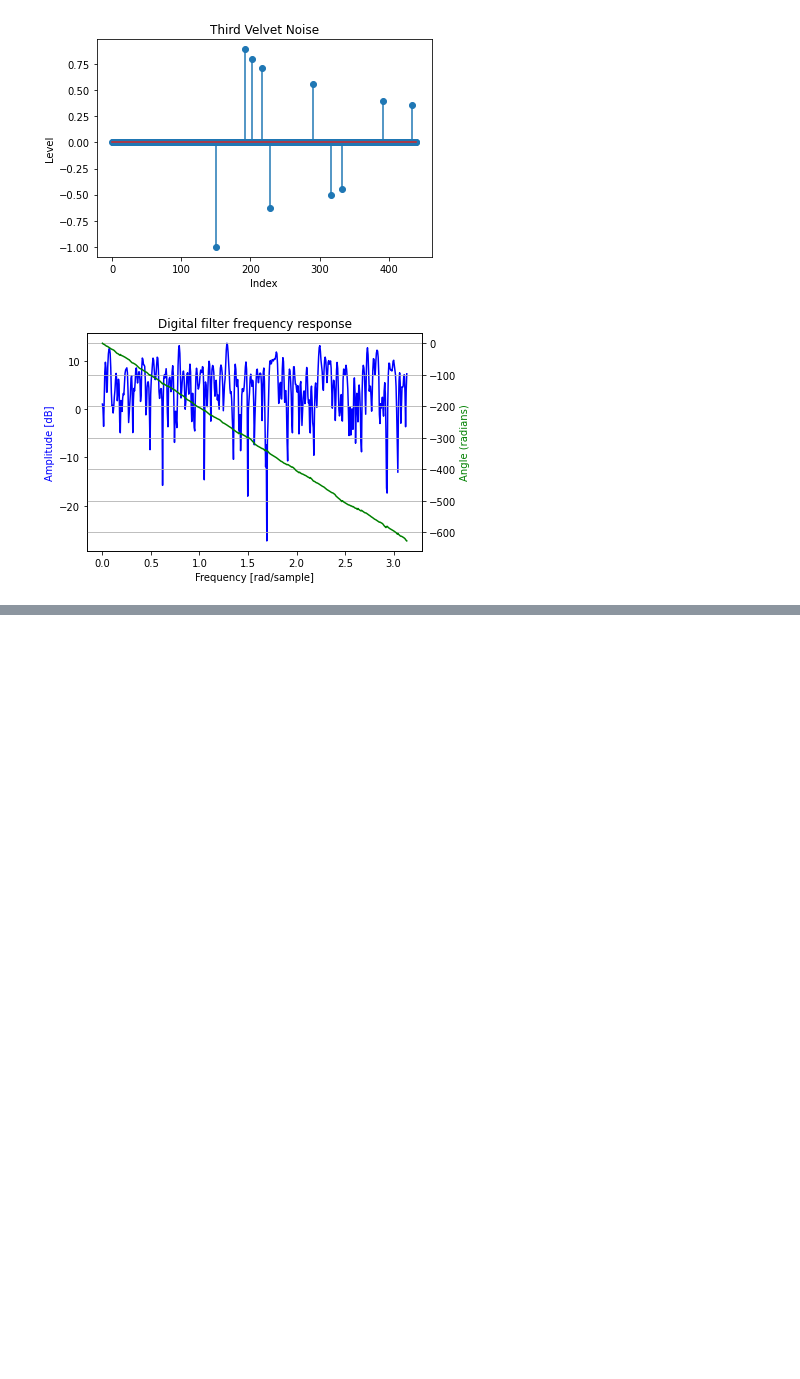
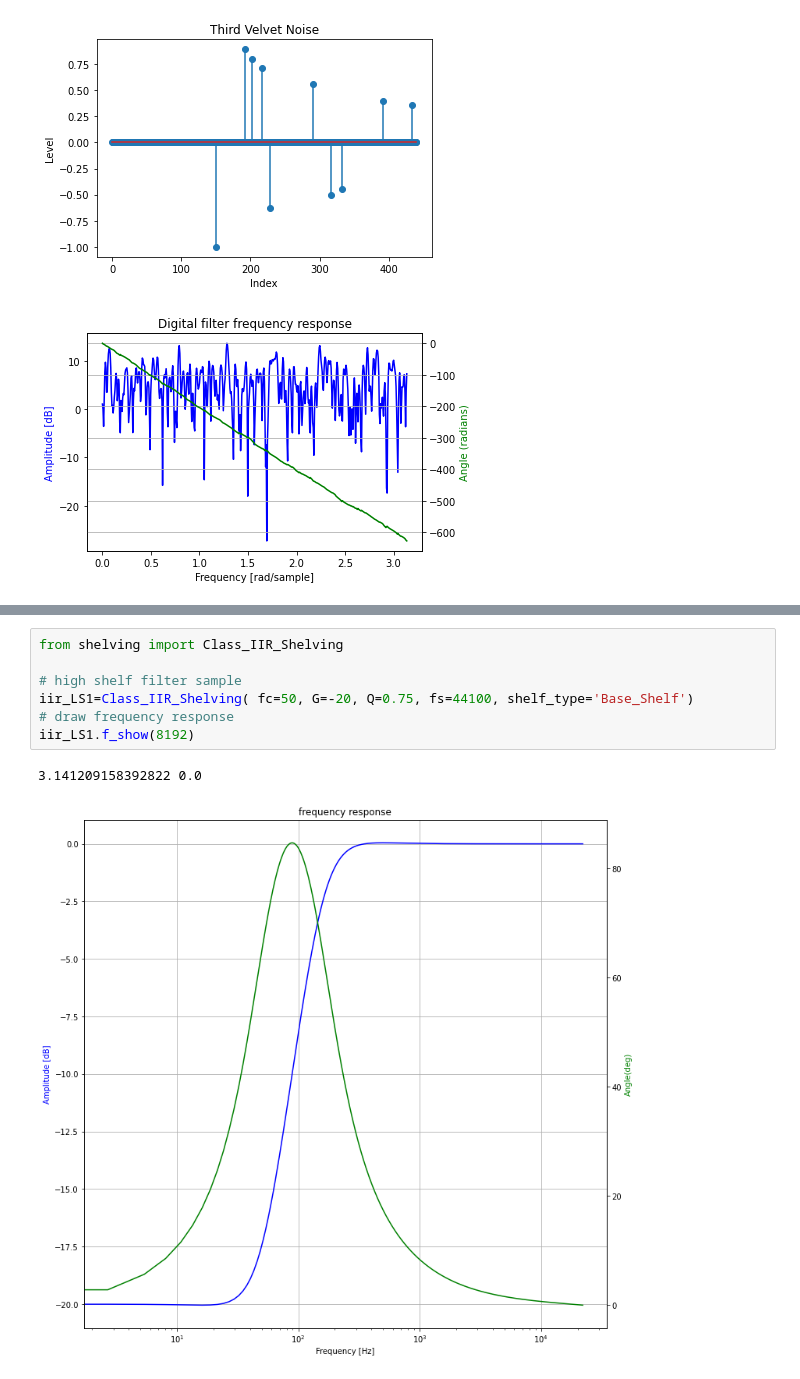
Before and after one commit to int0thewind/Audio-Plugin, a Jupyter notebook: prototype/velvetnoise.ipynb, the cells around one changed output, grey strips where cells are left out. Cells and saved outputs as stored; diff of their text form; blank space fills up the shorter version.

```diff
--- a/prototype/velvetnoise.ipynb
+++ b/prototype/velvetnoise.ipynb
@@ -62,0 +66,10 @@ plot_freqz(*signal.freqz(vn3))
+# %%
+from shelving import Class_IIR_Shelving
+
+# high shelf filter sample
+iir_LS1=Class_IIR_Shelving( fc=50, G=-20, Q=0.75, fs=44100, shelf_type='Base_Shelf')
+# draw frequency response
+iir_LS1.f_show(8192)
+# %% [output]
+3.141209158392822 0.0
+[figure, added]
```
Also changed, not shown: parts of 1 cell of this notebook, 1 other file.
